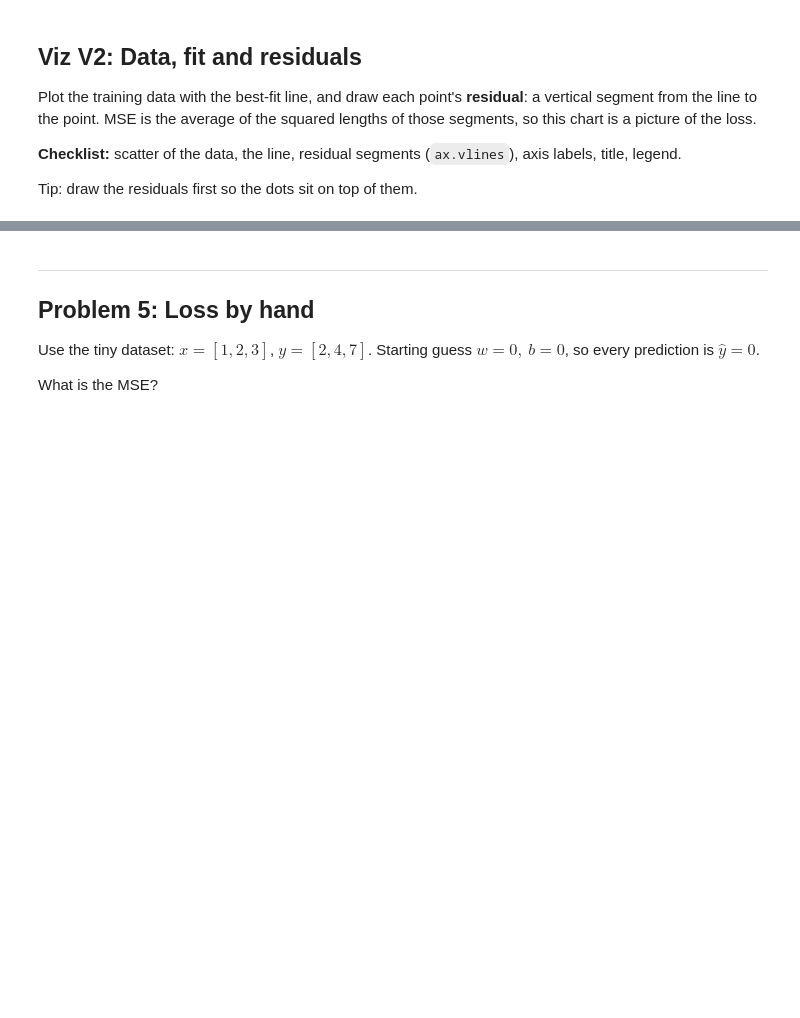
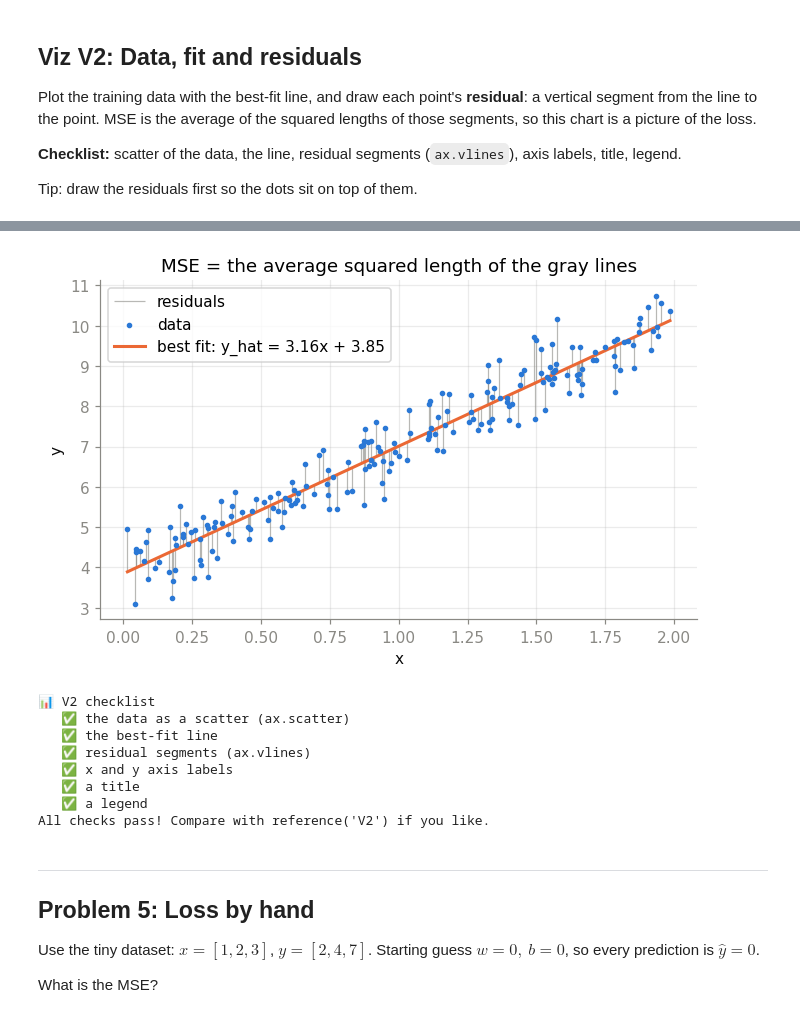
Before and after one commit to hantayc/stats-review, a Jupyter notebook: gradient-descent/gradient-descent-practice.ipynb, the cells around one changed output, grey strips where cells are left out. Cells and saved outputs as stored; diff of their text form; code cells hidden in the pictures; blank space fills up the shorter version.

```diff
--- a/gradient-descent/gradient-descent-practice.ipynb
+++ b/gradient-descent/gradient-descent-practice.ipynb
@@ -562,17 +603,38 @@ Tip: draw the residuals first so the dots sit on top of them.
 # %%
 fig, ax = plt.subplots(figsize=(7, 4))
-y_hat = None   # YOUR CODE: predictions of the best-fit line at every x
+y_hat = w_best * x + b_best  # YOUR CODE: predictions of the best-fit line at every x
 
 # YOUR CODE:
 #   1. residuals: a vertical segment from y_hat to y at each x    ax.vlines(x, ymin, ymax, ...)
+ax.vlines(x, y_hat, y, color = MUTED, lw = 0.8, alpha = 0.6, label = 'residuals')
 #   2. the data                                                    ax.scatter(...)
+ax.scatter(x, y, s=7, color = BLUE, label = 'data', zorder = 3)
+
 #   3. the best-fit line                                           ax.plot(...)
+order = np.argsort(x)
+ax.plot(x[order], y_hat[order], color = ORANGE, lw = 2,
+        label = f"best fit: y_hat = {w_best:.2f}x + {b_best:.2f}")
 #   4. axis labels, a title, a legend
+
+ax.set_ylabel("y")
+ax.set_xlabel("x")
+ax.set_title("MSE = the average squared length of the gray lines")
+ax.legend(frameon = True)
 plt.show()
 check_plot("V2", fig)
 # hint("V2")
 # reference("V2")
 # solution("V2")
+# %% [output]
+[figure, added]
+📊 V2 checklist
+   ✅ the data as a scatter (ax.scatter)
+   ✅ the best-fit line
+   ✅ residual segments (ax.vlines)
+   ✅ x and y axis labels
+   ✅ a title
+   ✅ a legend
+All checks pass! Compare with reference('V2') if you like.
 # %% [markdown]
 ---
 ## Problem 5: Loss by hand
```
Also changed, not shown: parts of 11 cells of this notebook.
